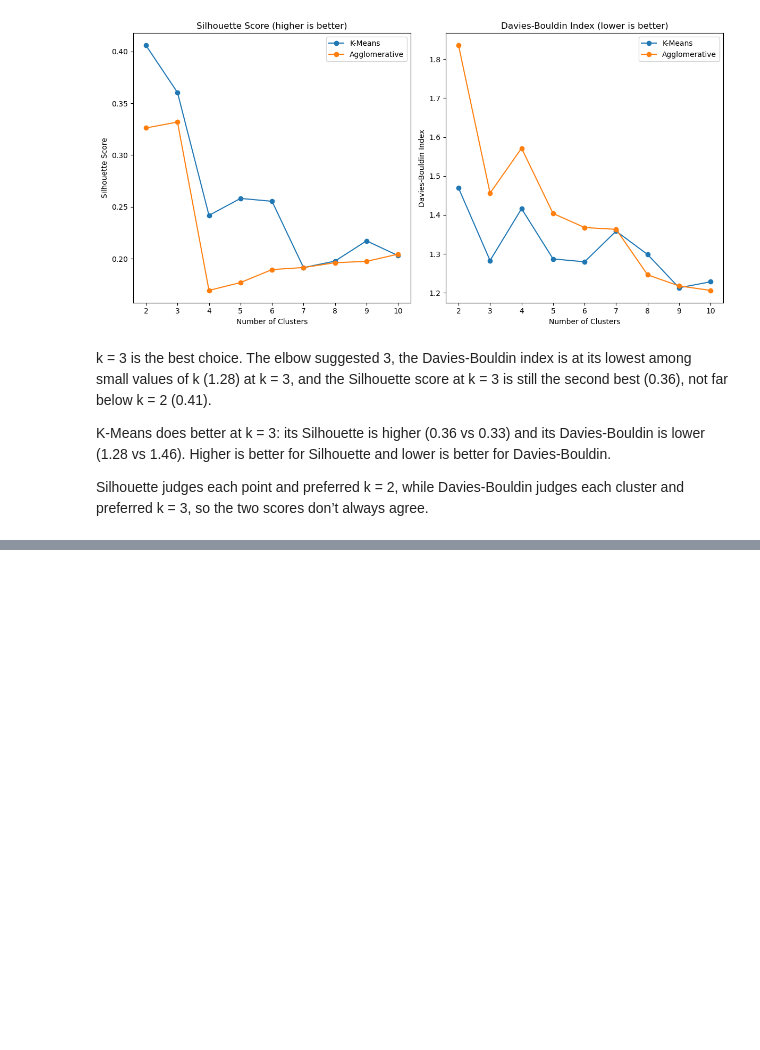
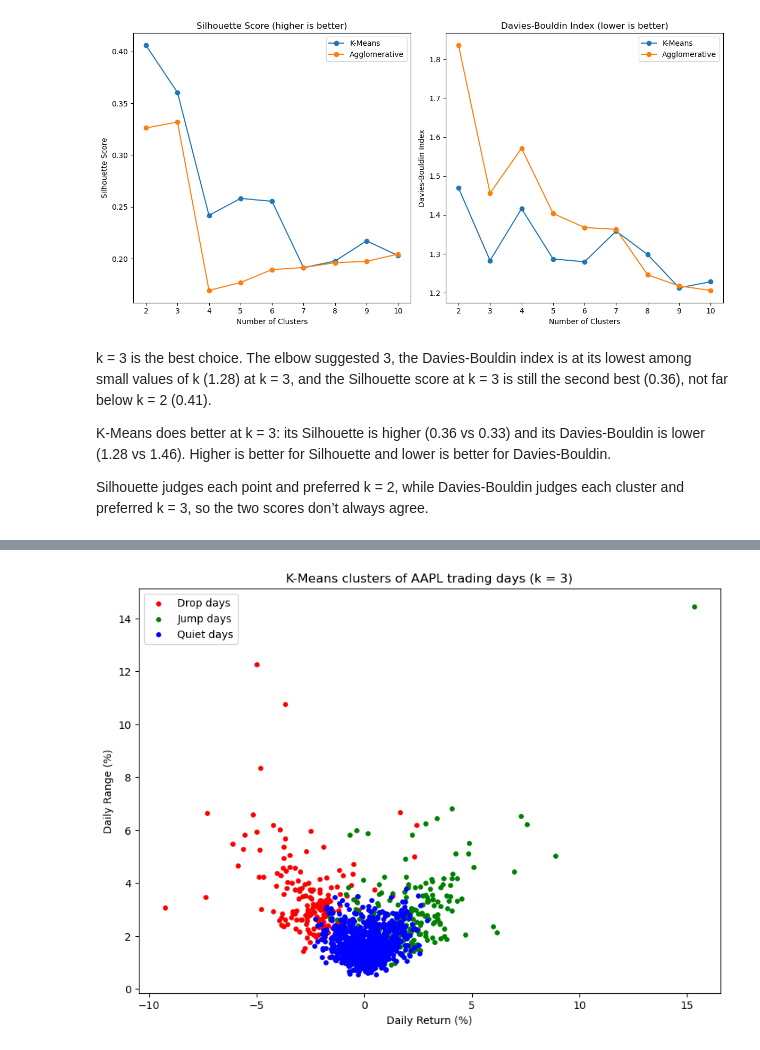
Before and after one commit to achbahri/CA1-2026167-machine, a Jupyter notebook: CA1_Achraf_Bahri_2026167.ipynb, the cells around one changed output, grey strips where cells are left out. Saved outputs shown, nothing was run; the diff lists cells and outputs as text; code cells hidden in the pictures; blank space fills up the shorter version.

```diff
--- a/CA1_Achraf_Bahri_2026167.ipynb
+++ b/CA1_Achraf_Bahri_2026167.ipynb
@@ -569,0 +572,7 @@ Silhouette judges each point and preferred k = 2, while Davies-Bouldin judges ea
+# %%
+# Final K-Means model with k = 3
+kmeans = KMeans(n_clusters = 3, max_iter = 300, n_init = 10, random_state = 42)
+cluster_df['KMeans_Cluster'] = kmeans.fit_predict(X_scaled)
+
+# How many days are in each cluster
+cluster_df['KMeans_Cluster'].value_counts().sort_index()
@@ -569,0 +633,6 @@ Silhouette judges each point and preferred k = 2, while Davies-Bouldin judges ea
+# %%
+# Final Agglomerative model with k = 3
+agg = AgglomerativeClustering(n_clusters = 3, metric = 'euclidean', linkage = 'ward')
+cluster_df['Agg_Cluster'] = agg.fit_predict(X_scaled)
+
+cluster_df['Agg_Cluster'].value_counts().sort_index()
@@ -569,0 +694,14 @@ Silhouette judges each point and preferred k = 2, while Davies-Bouldin judges ea
+# %%
+plt.figure(figsize = (10, 7))
+
+plt.scatter(cluster_df[cluster_df['KMeans_Cluster'] == 0]['Return'], cluster_df[cluster_df['KMeans_Cluster'] == 0]['Range'], s = 15, c = 'red', label = 'Drop days')
+plt.scatter(cluster_df[cluster_df['KMeans_Cluster'] == 1]['Return'], cluster_df[cluster_df['KMeans_Cluster'] == 1]['Range'], s = 15, c = 'green', label = 'Jump days')
+plt.scatter(cluster_df[cluster_df['KMeans_Cluster'] == 2]['Return'], cluster_df[cluster_df['KMeans_Cluster'] == 2]['Range'], s = 15, c = 'blue', label = 'Quiet days')
+
+plt.title('K-Means clusters of AAPL trading days (k = 3)')
+plt.xlabel('Daily Return (%)')
+plt.ylabel('Daily Range (%)')
+plt.legend()
+plt.show()
+# %% [output]
+[figure, added]
```
Also changed, not shown: parts of 18 cells of this notebook.
